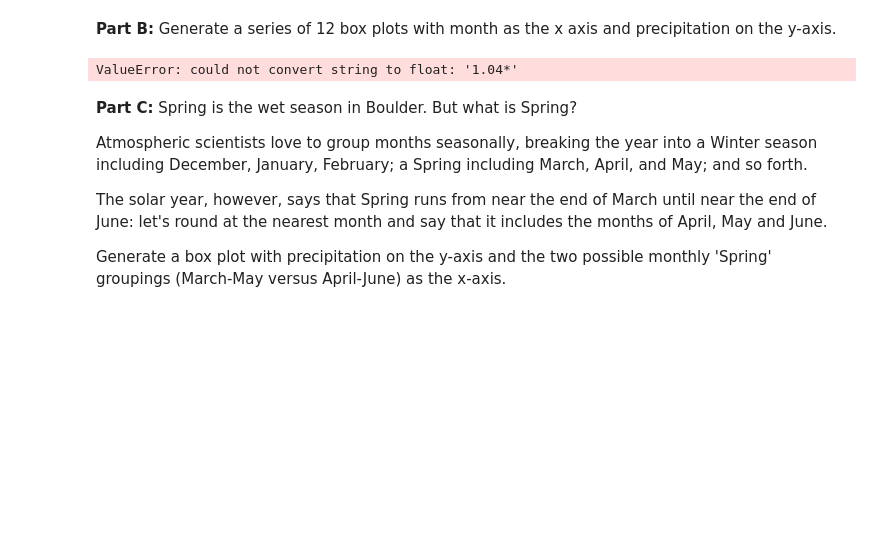
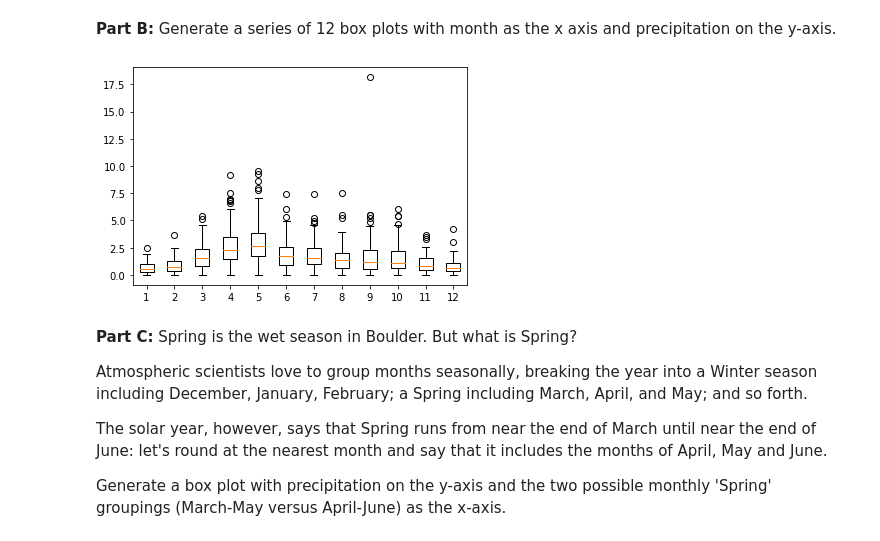
Before and after one commit to claytonjschneider/introtodatascience, a Jupyter notebook: HW2/HW2_Schneider_Clayton.ipynb, the cells around one changed output. Saved outputs shown, nothing was run; the diff lists cells and outputs as text; code cells hidden in the pictures; blank space fills up the shorter version.

```diff
--- a/HW2/HW2_Schneider_Clayton.ipynb
+++ b/HW2/HW2_Schneider_Clayton.ipynb
@@ -237,15 +244,14 @@ dfPrecip
 # %%
 months = [month for month in dfPrecip.columns[1:-1]]
 
-for column in dfPrecip.columns:
-    dfPrecip[column].str.replace('*', '')
+# dfPrecip[dfPrecip.columns] = dfPrecip[dfPrecip.columns].replace({'*':''}, regex=True)
 
 npdataset = dfPrecip[months].to_numpy()
 npdataset = npdataset.astype("float")
 
 fig = plt.boxplot(npdataset)
 # %% [output]
-ValueError: could not convert string to float: '1.04*'
+[figure, added]
 # %% [markdown]
 
 **Part C:** Spring is the wet season in Boulder.   But what is Spring?
```
Also changed, not shown: parts of 9 cells of this notebook.
